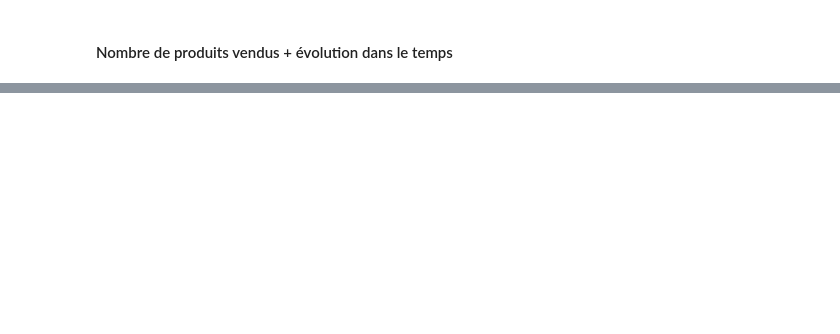
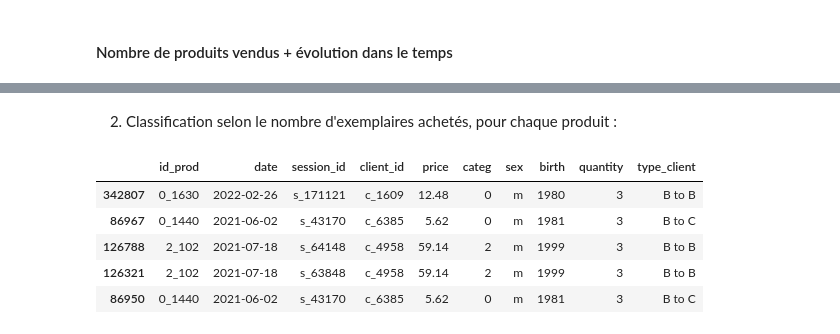
Before and after one commit to Julie-Data-Analyse/projet9_Lapage, a Jupyter notebook: notebooks/analyses_annabelle.ipynb, the cells around one changed output, grey strips where cells are left out. Cells and saved outputs as stored; diff of their text form; code cells hidden in the pictures; blank space fills up the shorter version.

```diff
--- a/notebooks/analyses_annabelle.ipynb
+++ b/notebooks/analyses_annabelle.ipynb
@@ -323,6 +510,13 @@ df_b2c
+# %% [markdown]
+2. Classification selon le nombre d'exemplaires achetés, pour chaque produit :
 # %%
-# # Le fait de trier les B2B sur la quantité n'est pas cohérent car une même personne peut acheter plusieurs exemplaires d'un même ouvrage (sortie de livres, achat pour offrir ...) : 425
 df_lapage['quantity'] = (df_lapage.groupby(['id_prod', 'date', 'client_id'])['id_prod'].transform('count'))
 df_lapage=df_lapage.sort_values('quantity',ascending=False)
-df_clients_quantity = df_lapage.loc[df_lapage['quantity'] > 1, 'client_id'].unique()
-df_clients_quantity.head()
+df_lapage.loc[df_lapage['quantity'] > 1].head()
+# %% [output]
+|  | id_prod | date | session_id | client_id | price | categ | sex | birth | quantity | type_client |
+| 342807 | 0_1630 | 2022-02-26 | s_171121 | c_1609 | 12.48 | 0 | m | 1980 | 3 | B to B |
+| 86967 | 0_1440 | 2021-06-02 | s_43170 | c_6385 | 5.62 | 0 | m | 1981 | 3 | B to C |
+| 126788 | 2_102 | 2021-07-18 | s_64148 | c_4958 | 59.14 | 2 | m | 1999 | 3 | B to B |
+| 126321 | 2_102 | 2021-07-18 | s_63848 | c_4958 | 59.14 | 2 | m | 1999 | 3 | B to B |
+| 86950 | 0_1440 | 2021-06-02 | s_43170 | c_6385 | 5.62 | 0 | m | 1981 | 3 | B to C |
```
Also changed, not shown: parts of 45 cells of this notebook, 1 other file.
